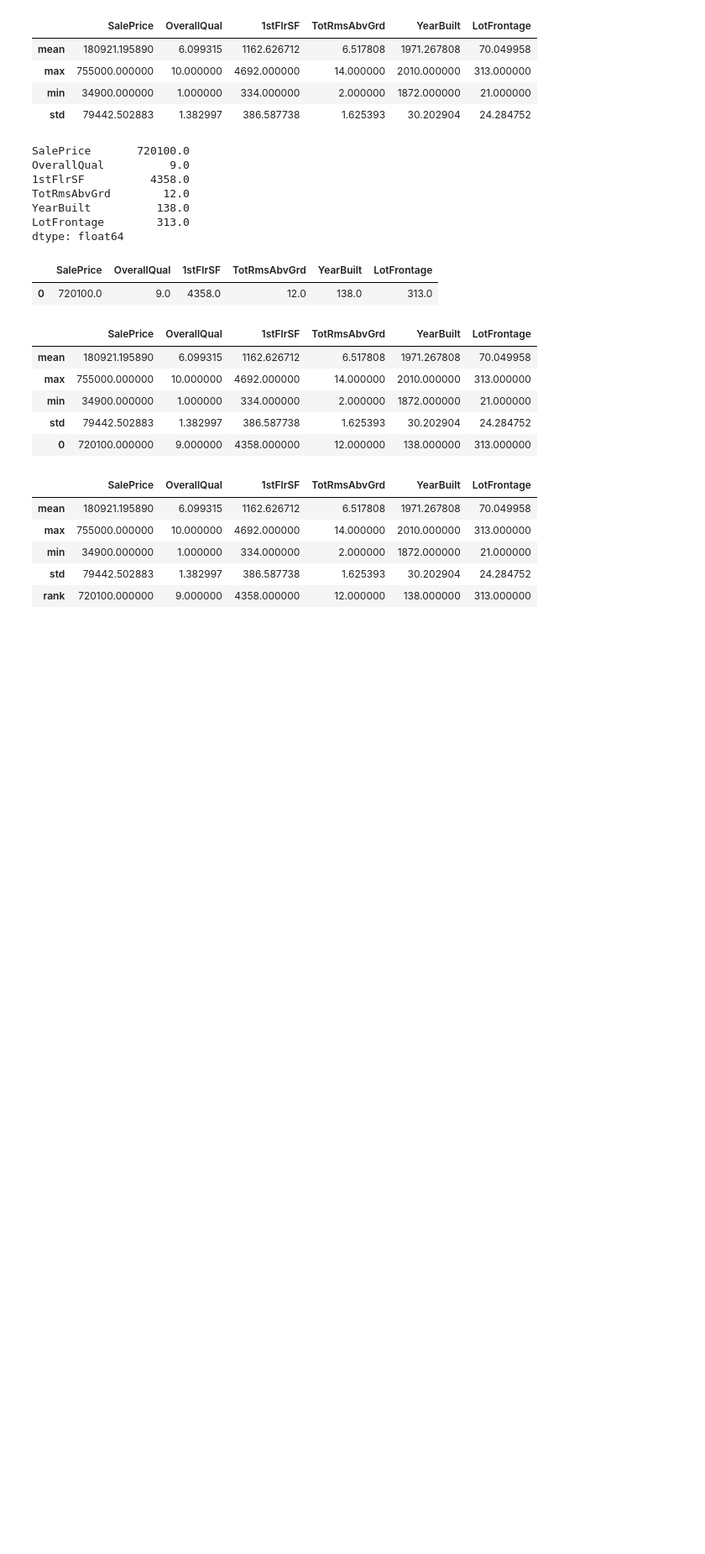
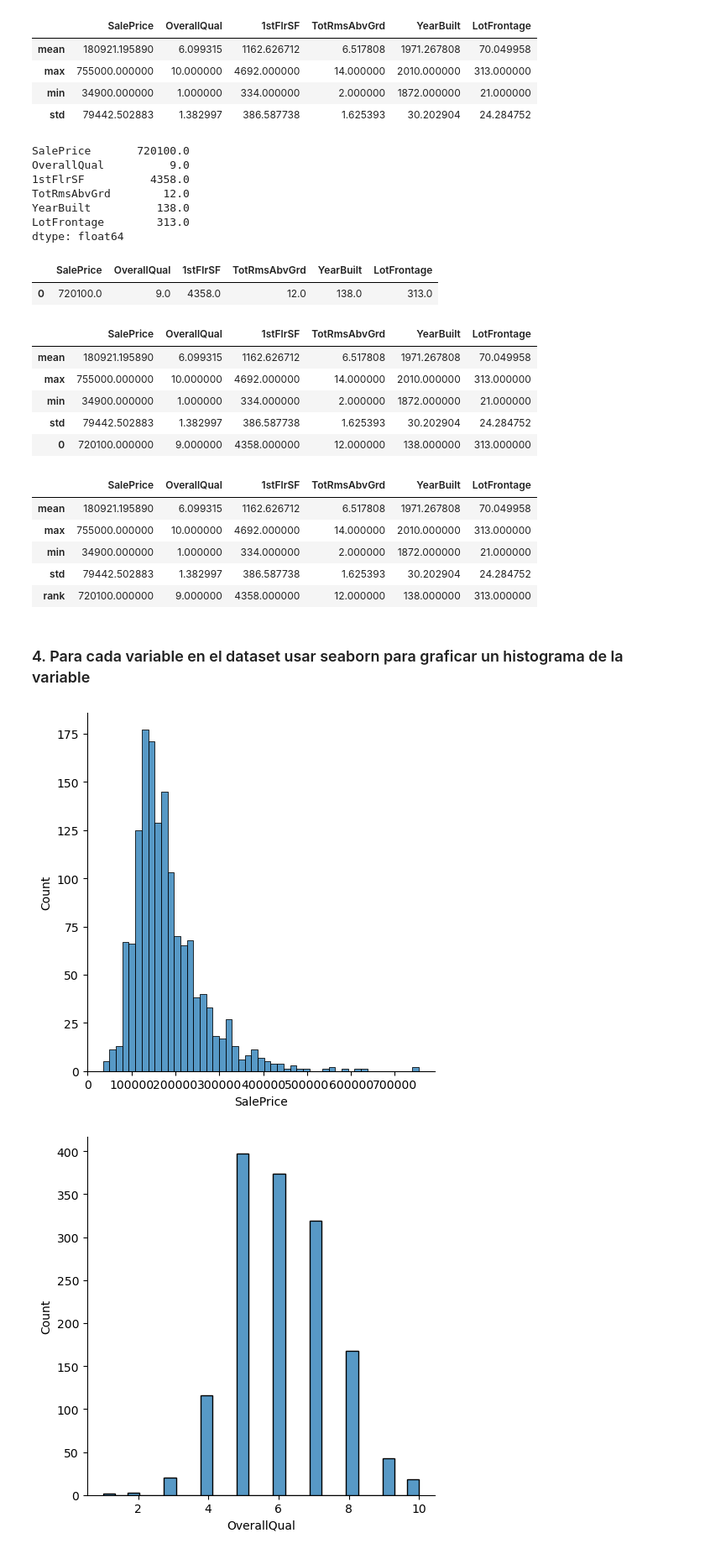
Before and after one commit to jerson8a/project1_linearRegresion, a Jupyter notebook: Solution Project #1 - Jerson Ochoa.ipynb, the cells around one changed output. Shown at 84% size. Cells and saved outputs as stored; diff of their text form; code cells hidden in the pictures; blank space fills up the shorter version.

Commit message:
[ADD] Seaborn library and item 4 graphics

```diff
--- a/Solution Project #1 - Jerson Ochoa.ipynb
+++ b/Solution Project #1 - Jerson Ochoa.ipynb
@@ -148,3 +149,14 @@ dataStatisticsGeneral
 | min | 34900.000000 | 1.000000 | 334.000000 | 2.000000 | 1872.000000 | 21.000000 |
 | std | 79442.502883 | 1.382997 | 386.587738 | 1.625393 | 30.202904 | 24.284752 |
 | rank | 720100.000000 | 9.000000 | 4358.000000 | 12.000000 | 138.000000 | 313.000000 |
+# %% [markdown]
+### 4. Para cada variable en el dataset usar seaborn para graficar un histograma de la variable
+# %%
+dfData.columns
+for col in dfData.columns:
+    sb.displot(dfData[col])
+
+# Distplot se encuentra deprecado, en su lugar se utiliza la función displot
+# %% [output]
+[figure, added]
+[figure, added]
```
Also changed, not shown: parts of 2 cells of this notebook.
